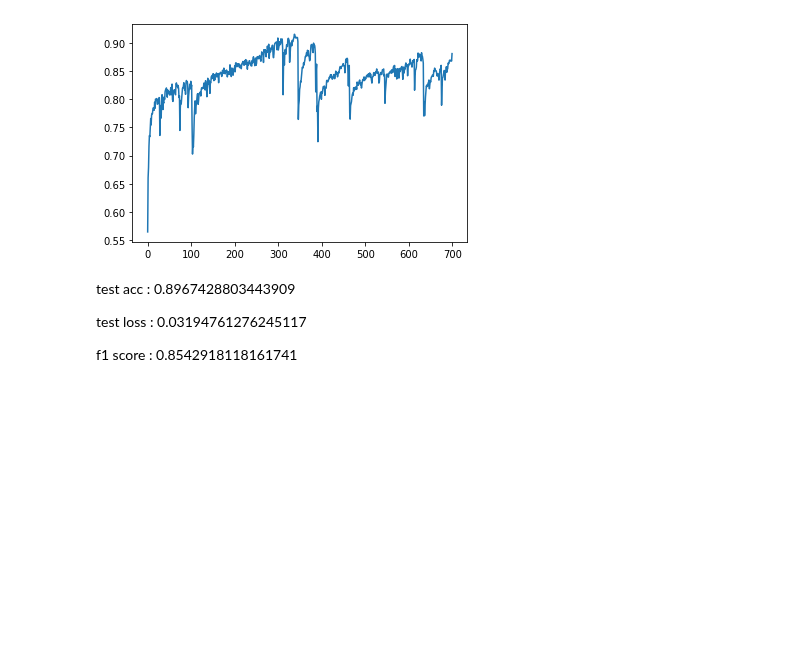
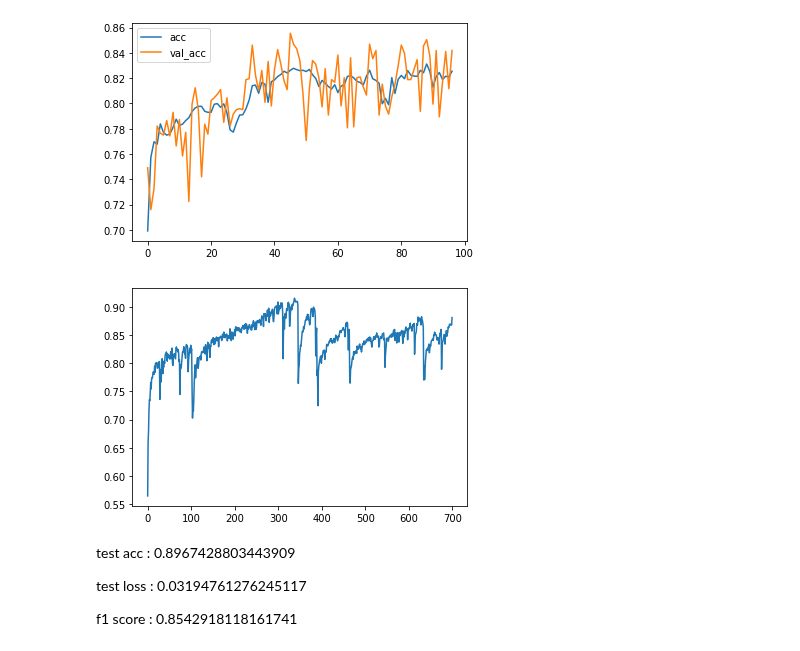
Before and after one commit to tolom131/Human-Activity-Recognition, a Jupyter notebook: Tensorflow/supervised autoencoder_keras.ipynb, the cells around one changed output. Drawn from its saved outputs; the diff is of its cells as text; code cells hidden in the pictures; blank space fills up the shorter version.

```diff
--- a/Tensorflow/supervised autoencoder_keras.ipynb
+++ b/Tensorflow/supervised autoencoder_keras.ipynb
@@ -242,17 +171,16 @@ def SupervisedAutoencoder(x_train, y_train, x_test, y_test, epochs=150, alpha=0.
     ###################################
     # classifier
     ###################################
-    x , y = build_resnet((25, 512), 64, 6)
-    classifier = keras.models.Model(inputs=x, outputs=y)
-    classified = classifier(enc4_2)
-    # x = Conv1D(filters=64, kernel_size=3, kernel_initializer=initializer)(enc4_2)
-    # x = BatchNormalization()(x)
-    # x = Activation("relu")(x)
-    # x = Conv1D(filters=128, kernel_size=3, kernel_initializer=initializer)(x)
-    # x = BatchNormalization()(x)
-    # x = Activation("relu")(x)
-    # x = LSTM(128, kernel_initializer=initializer)(x)
-    # classified = Dense(num_classes, activation="softmax", name="classified", kernel_initializer=initializer)(x)
+
+    x = tf.keras.layers.TimeDistributed(tf.keras.layers.Flatten())(enc4_2)
+    x = tf.keras.layers.LSTM(64,return_sequences=True,  input_shape=(25, 512))(x)
+    x = tf.keras.layers.LSTM(64,return_sequences=True)(x)
+    x = tf.keras.layers.Conv1D(filters=64,kernel_size=5,strides=2)(x)
+    x = tf.keras.layers.MaxPool1D(pool_size=2,strides = 2)(x)
+    x = tf.keras.layers.Conv1D(filters=128,kernel_size= 3,strides=1)(x)
+    x = tf.keras.layers.GlobalAveragePooling1D()(x)
+    x = tf.keras.layers.BatchNormalization()(x)
+    classified = tf.keras.layers.Dense(num_classes, activation = 'softmax')(x)
 
     model = Model(inputs=[inputs], outputs=[classified, decoded])
     model.compile(optimizer=adam, loss=["categorical_crossentropy", "mse"], loss_weights=[alpha, 1-alpha], metrics=["accuracy"])
@@ -275,10 +203,15 @@ x_train = np.concatenate([x_timewarp, x_train], axis=0)
 y_train = np.concatenate([y_timewarp, y_train], axis=0)
 print("shape of x_train : ", x_train.shape)
 
+# x_max = np.max(x_train)
+# x_min = np.min(x_train)
+# x_train = (x_train - x_min) / (x_max - x_min)
+
+# normalization
 
 print("===========================================================================")
 epochs = 150
-history, model, filepath = SupervisedAutoencoder(x_train, y_train, x_val, y_val, epochs=150, alpha=0.2)
+history, model, filepath = SupervisedAutoencoder(x_train, y_train, x_val, y_val, epochs=150, alpha=0.1)
 print("maximum train acc : ", max(history.history["classified_accuracy"]))
 print("maximum valid acc : ", max(history.history["val_classified_accuracy"]))
 
@@ -324,8 +258,10 @@ Epoch 37/150
 # %%
-plt.plot(history.history["classified_accuracy"])
-plt.plot(history.history["val_classified_accuracy"])
+plt.plot(history.history["dense_accuracy"])
+plt.plot(history.history["val_dense_accuracy"])
 plt.legend(["acc", "val_acc"])
 plt.show()
+# %% [output]
+[figure, added]
 # %% [markdown]
 
 ![image.png](embedded-picture-1)
```
Also changed, not shown: parts of 4 cells of this notebook.
